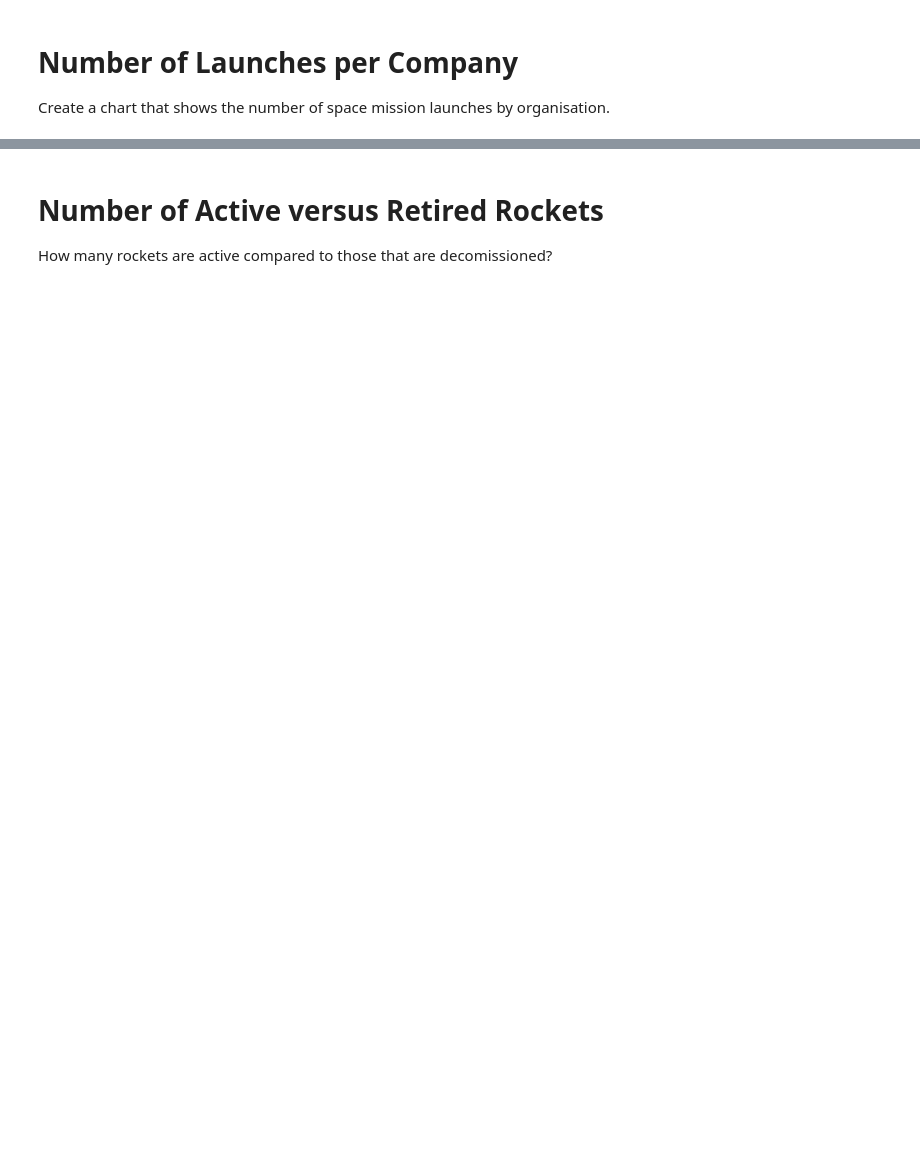
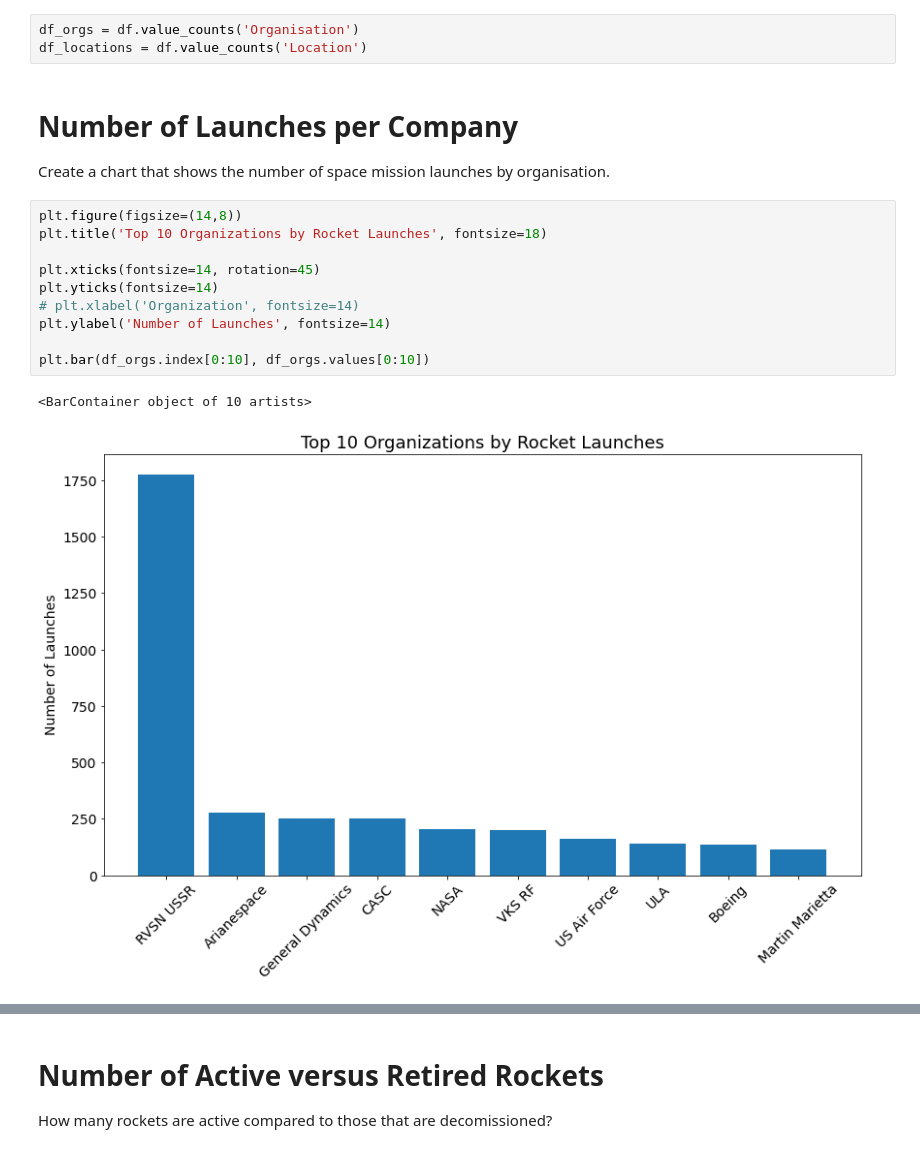
Before and after one commit to tomweinandy/100DaysOfCode, a Jupyter notebook: Projects/Day098/Space_Missions_Analysis.ipynb, the cells around one changed output, grey strips where cells are left out. Drawn from its saved outputs; the diff is of its cells as text; blank space fills up the shorter version.

Commit message:
Add bar charts, donut charts, histograms

```diff
--- a/Projects/Day098/Space_Missions_Analysis.ipynb
+++ b/Projects/Day098/Space_Missions_Analysis.ipynb
@@ -143,4 +144,20 @@ Name: Price, Length: 4324, dtype: object
+# %%
+df_orgs = df.value_counts('Organisation')
+df_locations = df.value_counts('Location')
 # %% [markdown]
 # Number of Launches per Company
 
 Create a chart that shows the number of space mission launches by organisation.
+# %%
+plt.figure(figsize=(14,8))
+plt.title('Top 10 Organizations by Rocket Launches', fontsize=18)
+
+plt.xticks(fontsize=14, rotation=45)
+plt.yticks(fontsize=14)
+# plt.xlabel('Organization', fontsize=14)
+plt.ylabel('Number of Launches', fontsize=14)
+
+plt.bar(df_orgs.index[0:10], df_orgs.values[0:10])
+# %% [output]
+<BarContainer object of 10 artists>
+[figure, added]
```
Also changed, not shown: parts of 13 cells of this notebook.
